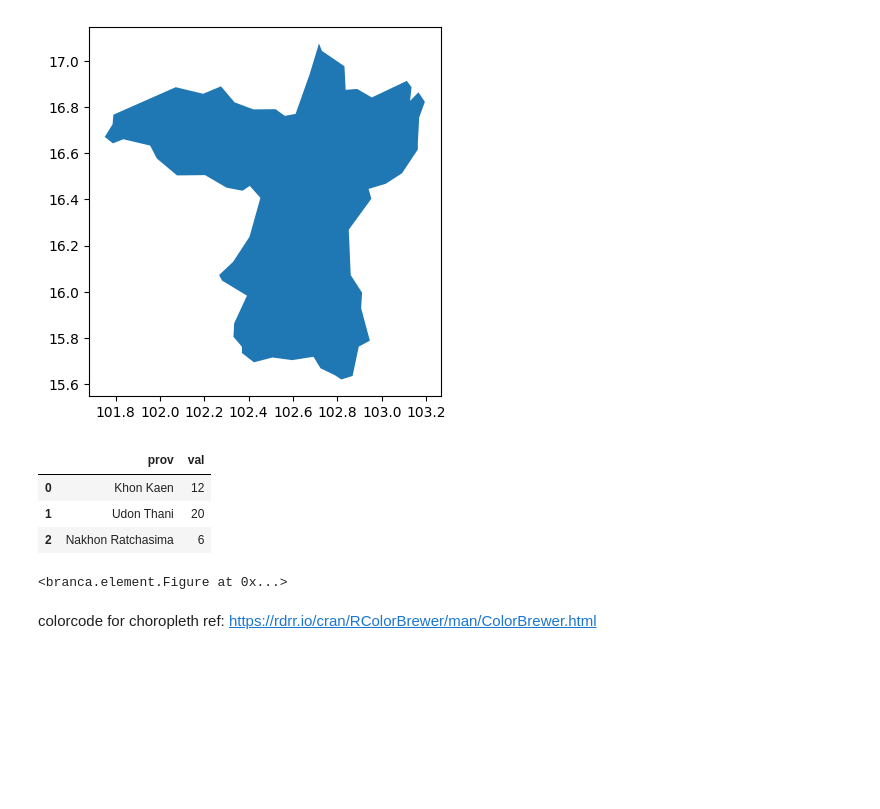
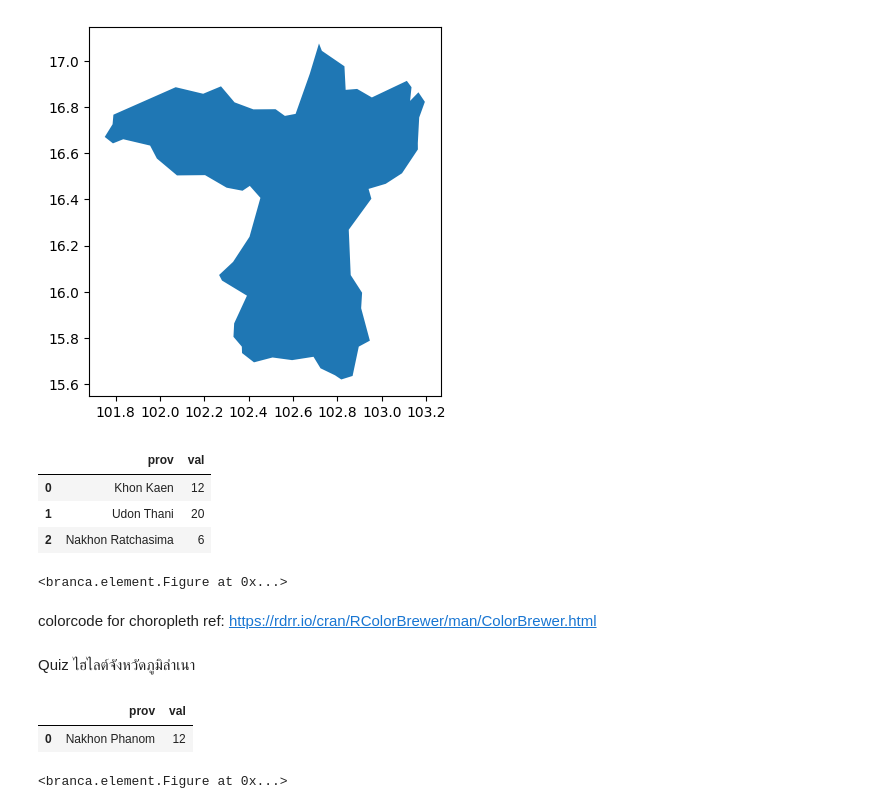
Before and after one commit to Thippawan72/Pytron_dataviz2023, a Jupyter notebook: Visualize_Map.ipynb, the cells around one changed output. Saved outputs shown, nothing was run; the diff lists cells and outputs as text; code cells hidden in the pictures; blank space fills up the shorter version.

Commit message:
Quiz ไฮไลต์จังหวัดภูมิลำเนา

```diff
--- a/Visualize_Map.ipynb
+++ b/Visualize_Map.ipynb
@@ -182,3 +182,34 @@ fig2.add_child(map)
 <branca.element.Figure at 0x...>
 # %% [markdown]
 colorcode for choropleth ref: https://rdrr.io/cran/RColorBrewer/man/ColorBrewer.html
+# %% [markdown]
+Quiz ไฮไลต์จังหวัดภูมิลำเนา
+# %%
+data = [{'prov':'Nakhon Phanom','val':12}]
+# %%
+pddf1 = pd.DataFrame(data)
+pddf1
+# %% [output]
+|  | prov | val |
+| 0 | Nakhon Phanom | 12 |
+# %%
+from pandas._libs.lib import map_infer
+
+fig2=Figure(width=550,height=350)
+map=folium.Map(location=[13.5000, 100.9925],zoom_start=4.5)
+
+## วาด geographical data ลงบนแผนที่
+map.choropleth(
+    geo_data=th_geojson, #เอาไฟล์เข้ามาพลอต
+    data=pddf1,
+    columns=['prov', 'val'],
+    key_on='feature.properties.name',
+    fill_color='Spectral',
+    fill_opacity=0.6,
+    line_opacity=1,
+    legend_name='random number',
+    smooth_factor=0)
+
+fig2.add_child(map)
+# %% [output]
+<branca.element.Figure at 0x...>
```
